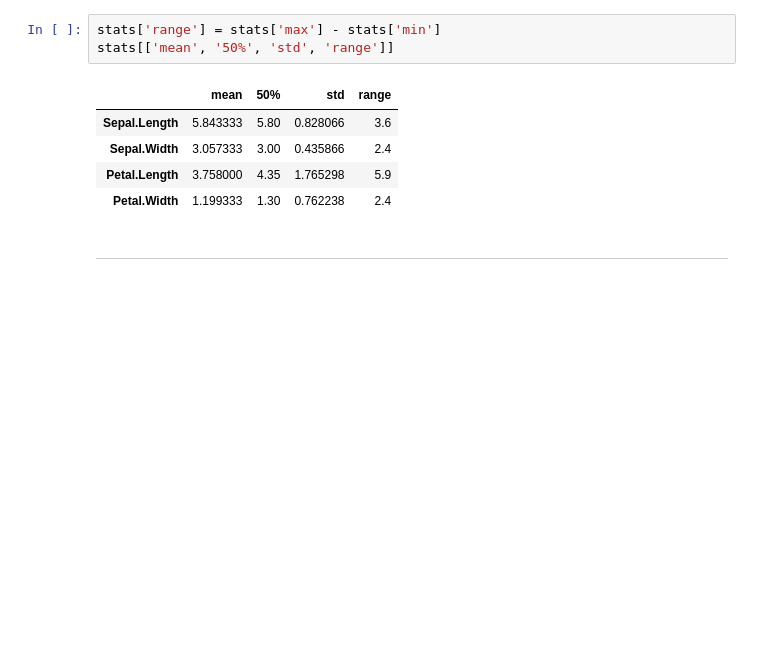
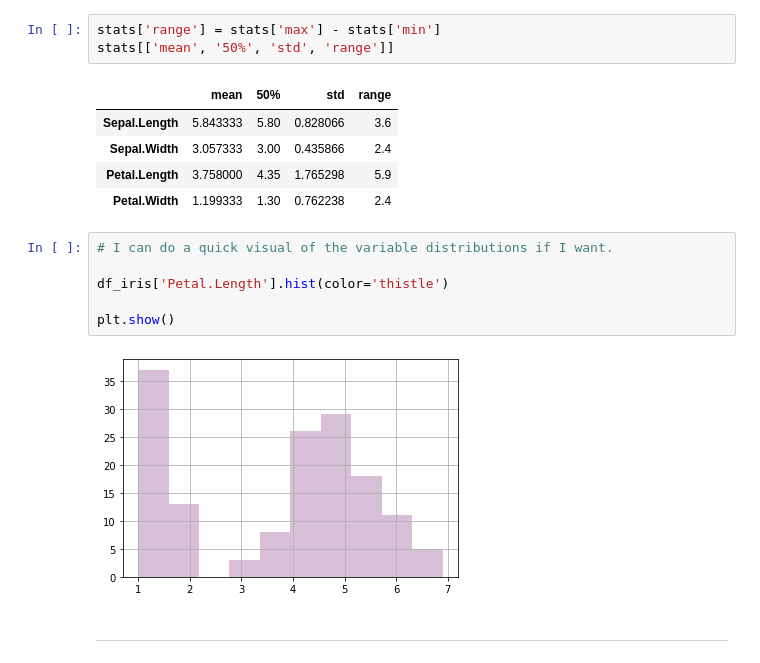
Before and after one commit to CodeupClassroom/darden-classification-exercises, a Jupyter notebook: classification_exercises.ipynb, the cells around one changed output. Drawn from its saved outputs; the diff is of its cells as text; blank space fills up the shorter version.

```diff
--- a/classification_exercises.ipynb
+++ b/classification_exercises.ipynb
@@ -206,6 +207,14 @@ stats[['mean', '50%', 'std', 'range']]
 | Sepal.Width | 3.057333 | 3.00 | 0.435866 | 2.4 |
 | Petal.Length | 3.758000 | 4.35 | 1.765298 | 5.9 |
 | Petal.Width | 1.199333 | 1.30 | 0.762238 | 2.4 |
+# %%
+# I can do a quick visual of the variable distributions if I want.
+
+df_iris['Petal.Length'].hist(color='thistle')
+
+plt.show()
+# %% [output]
+[figure, added]
 # %% [markdown]
 <hr style="border-top: 10px groove limegreen; margin-top: 1px; margin-bottom: 1px"></hr>
 # %% [markdown]
```
Also changed, not shown: parts of 1 cell of this notebook.
